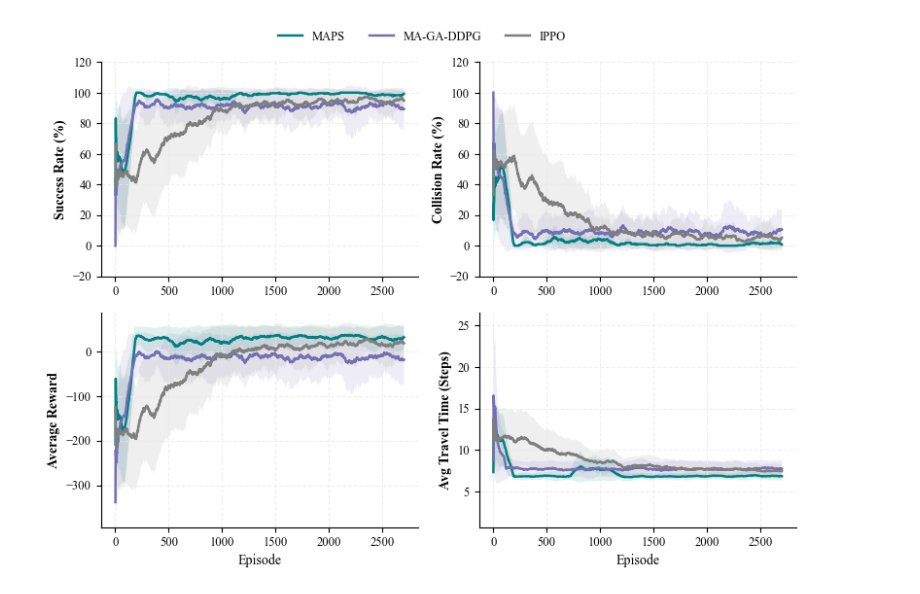
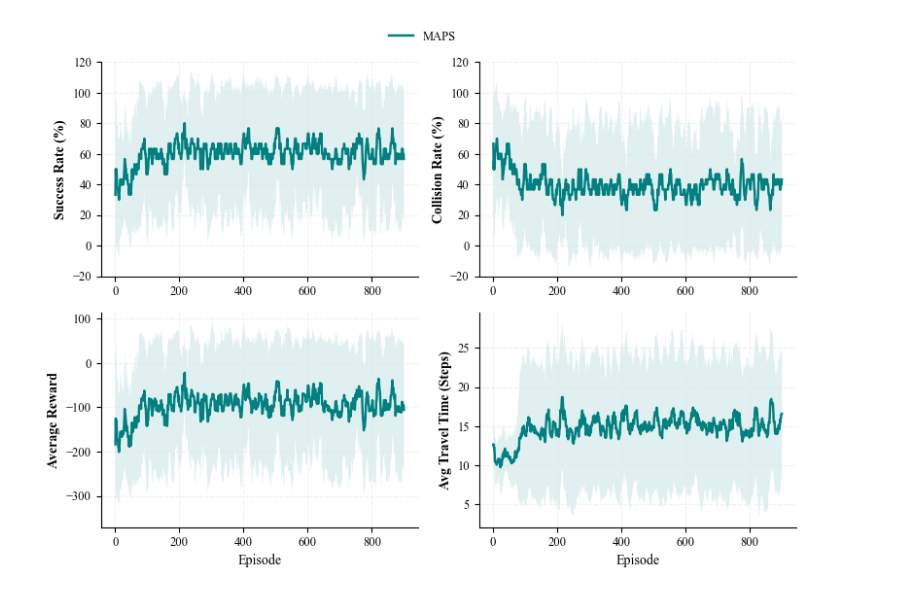
Before and after one commit to DRL-Research/RL, a Jupyter notebook: analyze_results.ipynb, the cells around one changed output. Drawn from its saved outputs; the diff is of its cells as text; code cells hidden in the pictures.

```diff
--- a/analyze_results.ipynb
+++ b/analyze_results.ipynb
@@ -30,28 +30,34 @@ plt.rcParams.update({
 
 # Configure analysis parameters
 SEEDS = [42, 100, 2026]
-# SEEDS = [2026]
-NUM_EPISODES = 2700
-# NUM_EPISODES = 900
+# SEEDS = [42]
+# SEEDS = [1]
+# NUM_EPISODES = 2700
+NUM_EPISODES = 900
+# NUM_EPISODES = 371
 WINDOW_SIZE = 100
 
 ALGORITHMS = {
     "MAPS": "experiment",
     # "VN-MA-DDPG": "vn_maddpg",
-    "MA-GA-DDPG": "ma_ga_ddpg",
-    "IPPO": "ippo"
+    # "MA-GA-DDPG": "ma_ga_ddpg",
+    # "IPPO": "ippo"
 }
 
 # High-contrast, colorblind-friendly academic palette
 COLORS = {
     "MAPS": "#008080",          # Deep Teal (Primary Method Accent)
     # "VN-MA-DDPG": "#d95f02",    # Burnt Orange (Strong Contrast Baseline)
-    "MA-GA-DDPG": "#7570b3",    # Slate Blue/Purple (Secondary Baseline)
-    "IPPO": "#7f7f7f"           # Neutral Grey (Standard Simple Baseline)
+    # "MA-GA-DDPG": "#7570b3",    # Slate Blue/Purple (Secondary Baseline)
+    # "IPPO": "#7f7f7f"           # Neutral Grey (Standard Simple Baseline)
 }
 
-experiment_name = "3_baselines_3_seeds_2700_episodes"
-# experiment_name = "MAPS_updated_code_1_seed_900_episodes"
+# experiment_name = "3_baselines_3_seeds_2700_episodes"
+# experiment_name = "MAPS_from_stable_version"
+# experiment_name = "MAPS_updated_code_1_seed_900_episodes_1_cycle"
+experiment_name = "MAPS_updated_code_3_seed_900_episodes_in_3_cycles"
+# experiment_name = "roundabout_2700_episodes_3_seeds_maps_and_ippo"
+# experiment_name = "roundabout_900_episodes_3_seeds_all_algos"
 
 # --- DATA LOADING ---
 results_raw = {
@@ -143,32 +149,32 @@ for metric_key, ylabel, ax in metrics:
 
         mean_smooth = compute_rolling_avg(mean_raw, WINDOW_SIZE)
         std_smooth = compute_rolling_avg(std_raw, WINDOW_SIZE)
 
         line, = ax.plot(episodes_x, mean_smooth, label=alg_name, color=color, linewidth=1.75)
 
         ax.fill_between(
             episodes_x,
             mean_smooth - std_smooth,
             mean_smooth + std_smooth,
             color=color,
             alpha=0.12,         # Slightly lowered alpha to keep overlapping regions readable
             edgecolor="none"
         )
 
         # Populate uniform global legend handles on the first loop
         if metric_key == "success_flags":
             legend_lines.append(line)
             legend_labels.append(alg_name)
 
 # Single unified clean legend row placed globally above plots
 fig.legend(legend_lines, legend_labels, loc='upper center', bbox_to_anchor=(0.5, 1.05), ncol=4, frameon=False)
 
 plt.tight_layout()
 
 # Export strictly as high-density vector format for LaTeX templates
 os.makedirs("plots", exist_ok=True)
 plt.savefig("plots/algorithm_comparison.pdf", dpi=300, bbox_inches="tight")
 plt.show()
 # %% [output]
-[figure, old version]
+[figure, new version]
 # %%
```
Also changed, not shown: parts of 2 cells of this notebook, 4 other files.
